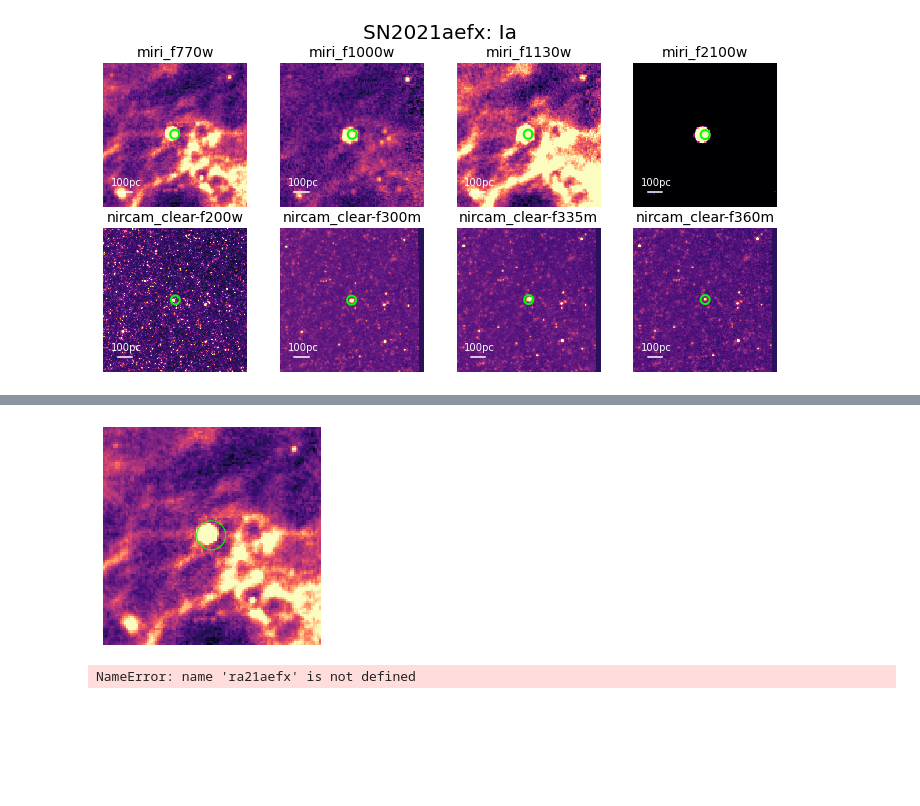
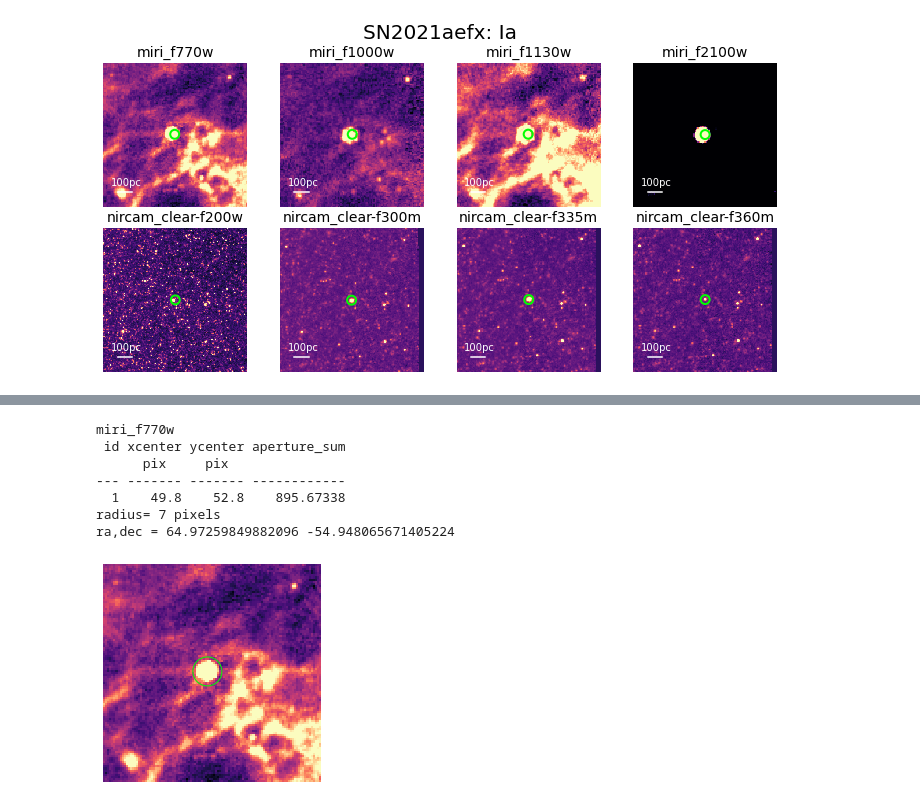
Before and after one commit to NessMayker/SNeJWST, a Jupyter notebook: Code/0.JWST_NGC1566_SN2021aefx.ipynb, the cells around one changed output, grey strips where cells are left out. Saved outputs shown, nothing was run; the diff lists cells and outputs as text; code cells hidden in the pictures; blank space fills up the shorter version.

Commit message:
found each aperture for SN2021aefx

```diff
--- a/Code/0.JWST_NGC1566_SN2021aefx.ipynb
+++ b/Code/0.JWST_NGC1566_SN2021aefx.ipynb
@@ -383,35 +419,13 @@ print(phot_table)
-# %%
-# plot test aperture
-
-m=0
-
-data = plots[m]
-# data = np.log10(data)
-wcs=wcss[m]
-
-halfBox = angSizes[0][2] # 80 pc in decimal degrees
-#cutout2D needs skycoord position to carry units
-ra, dec = Angle(SNra * u.degree), Angle(SNdec * u.degree)
-raRad, decRad  = ra.radian * u.rad, dec.radian * u.rad
-position = SkyCoord(raRad, decRad) #position is center, use ra & dec of SN location
-size = u.Quantity((halfBox,halfBox), u.degree) #size is size of box in arcsec
-# make 2D cutout, will assign a new wcs to cutout to keep track of coords
-cutout = Cutout2D(data, position, size, wcs)
-# use this new wcs when converting to pixels to add additional details to plot
-# xval, yval = cutout.wcs.wcs_world2pix(ra,dec, 0)
-y1 = yval * 0.2
-x1 = xval * 0.1
-
-plt.imshow(cutout.data, cmap=current_cmap, aspect="equal", origin = "lower",
-              interpolation = "nearest", zorder = 0, vmin=np.log10(vmm[m][0]), vmax=np.log10(vmm[m][1]))
-# plt.scatter(xval, yval, facecolor = 'none', marker = "o", s = 80, edgecolor="lime",linewidth=2,zorder = 2)
-apertures.plot(color='lime',zorder=2)
-plt.axis('off')
-
-plt.show()
-# %% [output]
-[figure, removed]
-# %%
-print(ra21aefx, dec21aefx)
-# %% [output]
-NameError: name 'ra21aefx' is not defined
+# %%
+#do first image getPhot(img,ra=,dec=,rad=7)
+print(imgs[0])
+getPhot(0,49.8,52.8,7)
+# %% [output]
+miri_f770w
+ id xcenter ycenter aperture_sum
+      pix     pix
+--- ------- ------- ------------
+  1    49.8    52.8    895.67338
+radius= 7 pixels
+ra,dec = 64.97259849882096 -54.948065671405224
+[figure, added]
```
Also changed, not shown: parts of 9 cells of this notebook.
